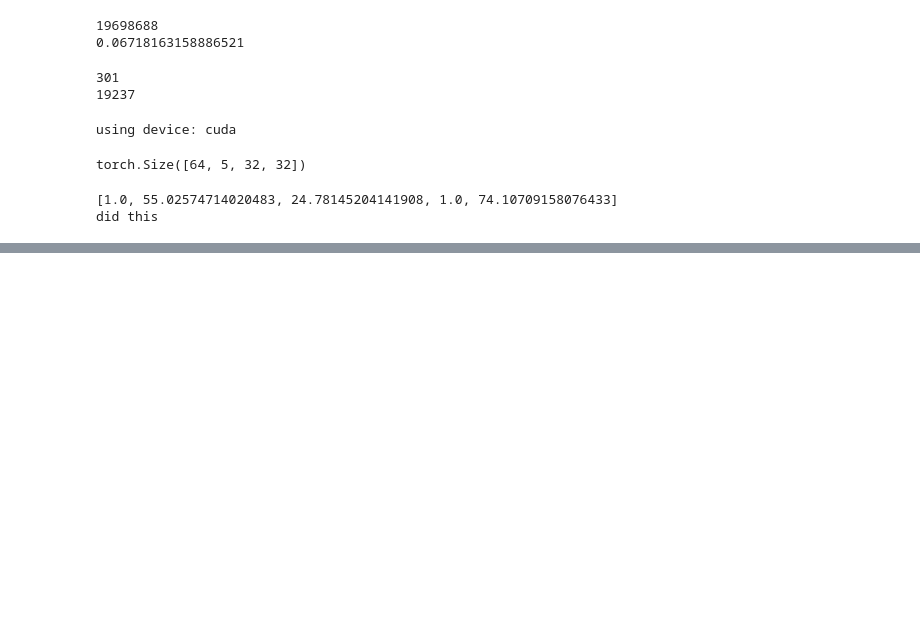
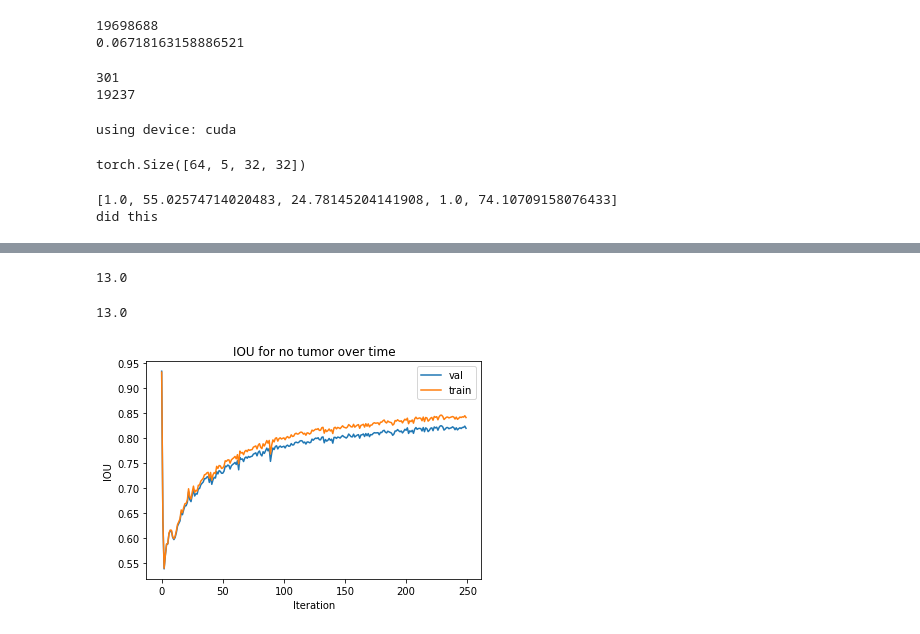
Before and after one commit to aguilarmg/cs221-final-project, a Jupyter notebook: All Tumor Segmentation - Report v1.ipynb, the cells around one changed output, grey strips where cells are left out. Saved outputs shown, nothing was run; the diff lists cells and outputs as text; code cells hidden in the pictures; blank space fills up the shorter version.

Commit message:
final stuff for report

```diff
--- a/All Tumor Segmentation - Report v1.ipynb
+++ b/All Tumor Segmentation - Report v1.ipynb
@@ -383,12 +379,73 @@ print(train_hist.shape)
+# %%
+print(len(train_hist)/250)
+# %% [output]
+13.0
+# %%
+print(len(train_hist)/250)
+t_holder_0 = []
+t_holder_1 = []
+t_holder_2 = []
+t_holder_4 = []
+
+v_holder_0 = []
+v_holder_1 = []
+v_holder_2 = []
+v_holder_4 = []
+
+averaged_train_iou_0 = []
+averaged_train_iou_1 = []
+averaged_train_iou_2 = []
+averaged_train_iou_4 = []
+
+averaged_val_iou_0 = []
+averaged_val_iou_1 = []
+averaged_val_iou_2 = []
+averaged_val_iou_4 = []
+
+idx = 0
+for iteration in range(len(val_hist)-1):
+    t_holder_0.append(train_hist[iteration, 0])
+    t_holder_1.append(train_hist[iteration, 1])
+    t_holder_2.append(train_hist[iteration, 2])
+    t_holder_4.append(train_hist[iteration, 4])
+
+    v_holder_0.append(val_hist[iteration, 0])
+    v_holder_1.append(val_hist[iteration, 1])
+    v_holder_2.append(val_hist[iteration, 2])
+    v_holder_4.append(val_hist[iteration, 4])
+
+    if iteration % 13 == 0:
+        averaged_train_iou_0.append(np.mean(np.asarray(t_holder_0)))
+        averaged_train_iou_1.append(np.mean(np.asarray(t_holder_1)))
+        averaged_train_iou_2.append(np.mean(np.asarray(t_holder_2)))
+        averaged_train_iou_4.append(np.mean(np.asarray(t_holder_4)))
+
+        averaged_val_iou_0.append(np.mean(np.asarray(v_holder_0)))
+        averaged_val_iou_1.append(np.mean(np.asarray(v_holder_1)))
+        averaged_val_iou_2.append(np.mean(np.asarray(v_holder_2)))
+        averaged_val_iou_4.append(np.mean(np.asarray(v_holder_4)))
+
+        t_holder_0.clear()
+        t_holder_1.clear()
+        t_holder_2.clear()
+        t_holder_4.clear()
+        v_holder_0.clear()
+        v_holder_1.clear()
+        v_holder_2.clear()
+        v_holder_4.clear()
+# %% [output]
+13.0
 # %%
 fig = plt.figure()
 plt.title('IOU for no tumor over time')
 plt.xlabel('Iteration')
 plt.ylabel('IOU')
-plt.plot(range(val_hist.shape[0]), val_hist[:,0], label='val')
-plt.plot(range(train_hist.shape[0]), train_hist[:,0], label='train')
+plt.plot(range(len(averaged_val_iou_0)), averaged_val_iou_0, label='val')
+plt.plot(range(len(averaged_train_iou_0)), averaged_train_iou_0, label='train')
 plt.legend()
-fig.savefig('IOU for no tumor (5 classes) - Poster.png')
+fig.savefig('final_report_imgs/Averaged IOU for no tumor (5 classes, 250 epochs) - Report.png')
+# %% [output]
+[figure, added]
 # %%
 fig = plt.figure()
 plt.title('IOU for tumor 1 over time')
```
Also changed, not shown: parts of 14 cells of this notebook, 16 other files.
